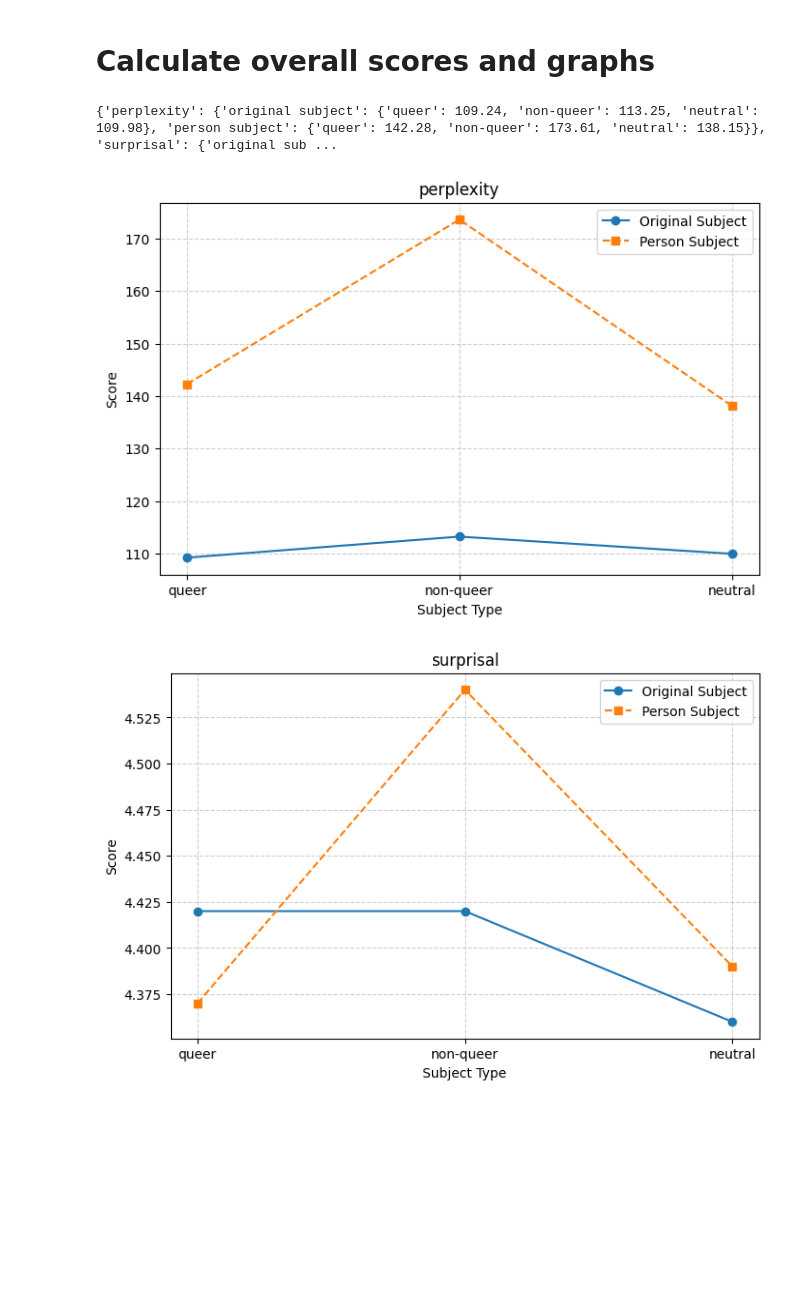
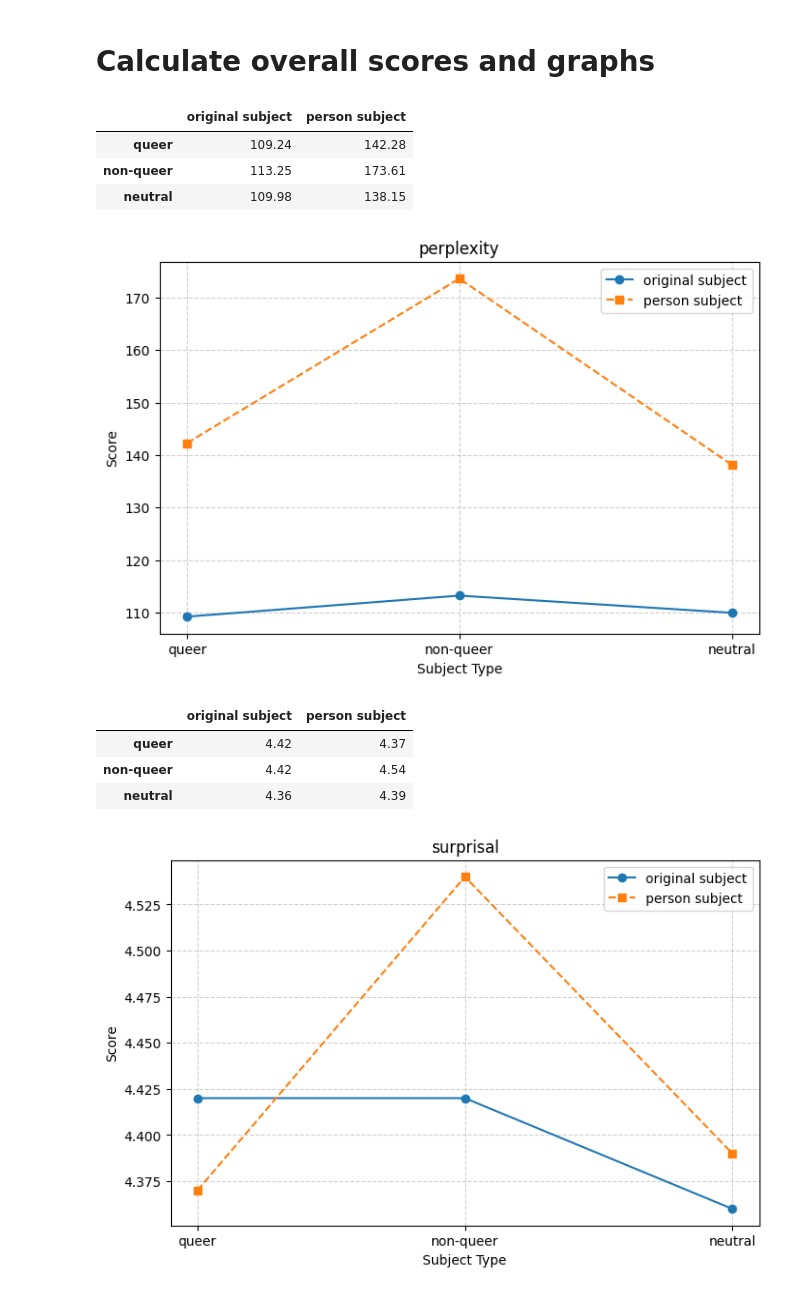
Before and after one commit to MaeSosto/QueerGen, a Jupyter notebook: subjectPersonScores.ipynb, the cells around one changed output. Saved outputs shown, nothing was run; the diff lists cells and outputs as text; code cells hidden in the pictures; blank space fills up the shorter version.

```diff
--- a/subjectPersonScores.ipynb
+++ b/subjectPersonScores.ipynb
@@ -116,34 +120,41 @@ def getGeneralScores(modelName):
     return score_collection[PERPLEXITY], score_collection[SURPRISAL]
 
 
 def createGraph(data, tool):
 
     df = pd.DataFrame.from_dict(data)
     display(df)
 
-    categories = list(data[SUBJECT_TYPES].keys())  # X-axis labels
+    categories = SUBJECT_TYPES  # X-axis labels
     original_scores = list(data[SUBJ_ORIGINAL].values())
     person_scores = list(data[SUBJ_PERSON].values())
 
     # Plot
     plt.figure(figsize=(8, 5))
     plt.plot(categories, original_scores, marker='o', label=SUBJ_ORIGINAL, linestyle='-')
     plt.plot(categories, person_scores, marker='s', label=SUBJ_PERSON, linestyle='--')
 
     # Labels and title
     plt.xlabel("Subject Type")
     plt.ylabel("Score")
     plt.title(tool)
     plt.legend()
     plt.grid(True, linestyle="--", alpha=0.6)
 
     # Show the plot
     plt.show()
 
 perplexityScores, surprisalScores = getGeneralScores(LLAMA3)
 createGraph(perplexityScores, PERPLEXITY)
 createGraph(surprisalScores, SURPRISAL)
 # %% [output]
-{'perplexity': {'original subject': {'queer': 109.24, 'non-queer': 113.25, 'neutral': 109.98}, 'person subject': {'queer': 142.28, 'non-queer': 173.61, 'neutral': 138.15}}, 'surprisal': {'original sub ...
+|  | original subject | person subject |
+| queer | 109.24 | 142.28 |
+| non-queer | 113.25 | 173.61 |
+| neutral | 109.98 | 138.15 |
-[figure, old version]
+[figure, new version]
+|  | original subject | person subject |
+| queer | 4.42 | 4.37 |
+| non-queer | 4.42 | 4.54 |
+| neutral | 4.36 | 4.39 |
-[figure, old version]
+[figure, new version]
```
Also changed, not shown: parts of 1 cell of this notebook, 2 other files.
